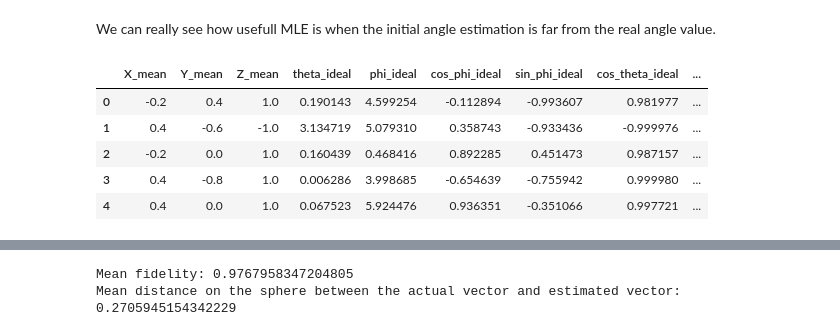
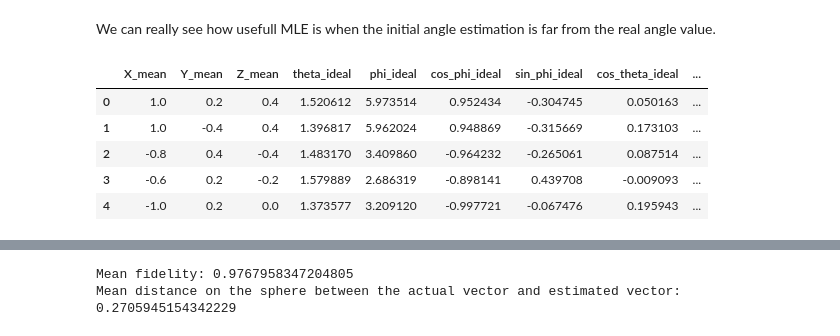
Before and after one commit to TonyPansera/Quantum-state-tomography, a Jupyter notebook: models/MLE/maximum_likelihood_estimation.ipynb, the cells around one changed output, grey strips where cells are left out. Saved outputs shown, nothing was run; the diff lists cells and outputs as text; code cells hidden in the pictures.

Commit message:
ajout dataset mixed states

```diff
--- a/models/MLE/maximum_likelihood_estimation.ipynb
+++ b/models/MLE/maximum_likelihood_estimation.ipynb
@@ -596,14 +614,15 @@ This is the fidelity of every predicted state. As we can see the fidelity is for
 # %% [markdown]
 We can really see how usefull MLE is when the initial angle estimation is far from the real angle value.
 # %%
-df_unb = pd.read_csv("../../data/qst_mle_dataset_purestates_unbalanced.csv")
+# Loading dataset with only 30 measurements per state (compared to 300 before)
+df_unb = pd.read_csv("../../data/qst_mle_dataset_purestates_unbalanced_outside_poles.csv")
 N_SHOTS_unb = 10  # For each X, Y, Z basis
 TOTAL_SHOTS_unb = 30
 df_unb.head()
 # %% [output]
 |  | X_mean | Y_mean | Z_mean | theta_ideal | phi_ideal | cos_phi_ideal | sin_phi_ideal | cos_theta_ideal | ... |
-| 0 | -0.2 | 0.4 | 1.0 | 0.190143 | 4.599254 | -0.112894 | -0.993607 | 0.981977 | ... |
-| 1 | 0.4 | -0.6 | -1.0 | 3.134719 | 5.079310 | 0.358743 | -0.933436 | -0.999976 | ... |
-| 2 | -0.2 | 0.0 | 1.0 | 0.160439 | 0.468416 | 0.892285 | 0.451473 | 0.987157 | ... |
-| 3 | 0.4 | -0.8 | 1.0 | 0.006286 | 3.998685 | -0.654639 | -0.755942 | 0.999980 | ... |
-| 4 | 0.4 | 0.0 | 1.0 | 0.067523 | 5.924476 | 0.936351 | -0.351066 | 0.997721 | ... |
+| 0 | 1.0 | 0.2 | 0.4 | 1.520612 | 5.973514 | 0.952434 | -0.304745 | 0.050163 | ... |
+| 1 | 1.0 | -0.4 | 0.4 | 1.396817 | 5.962024 | 0.948869 | -0.315669 | 0.173103 | ... |
+| 2 | -0.8 | 0.4 | -0.4 | 1.483170 | 3.409860 | -0.964232 | -0.265061 | 0.087514 | ... |
+| 3 | -0.6 | 0.2 | -0.2 | 1.579889 | 2.686319 | -0.898141 | 0.439708 | -0.009093 | ... |
+| 4 | -1.0 | 0.2 | 0.0 | 1.373577 | 3.209120 | -0.997721 | -0.067476 | 0.195943 | ... |
```
Also changed, not shown: parts of 10 cells of this notebook, 3 other files.
